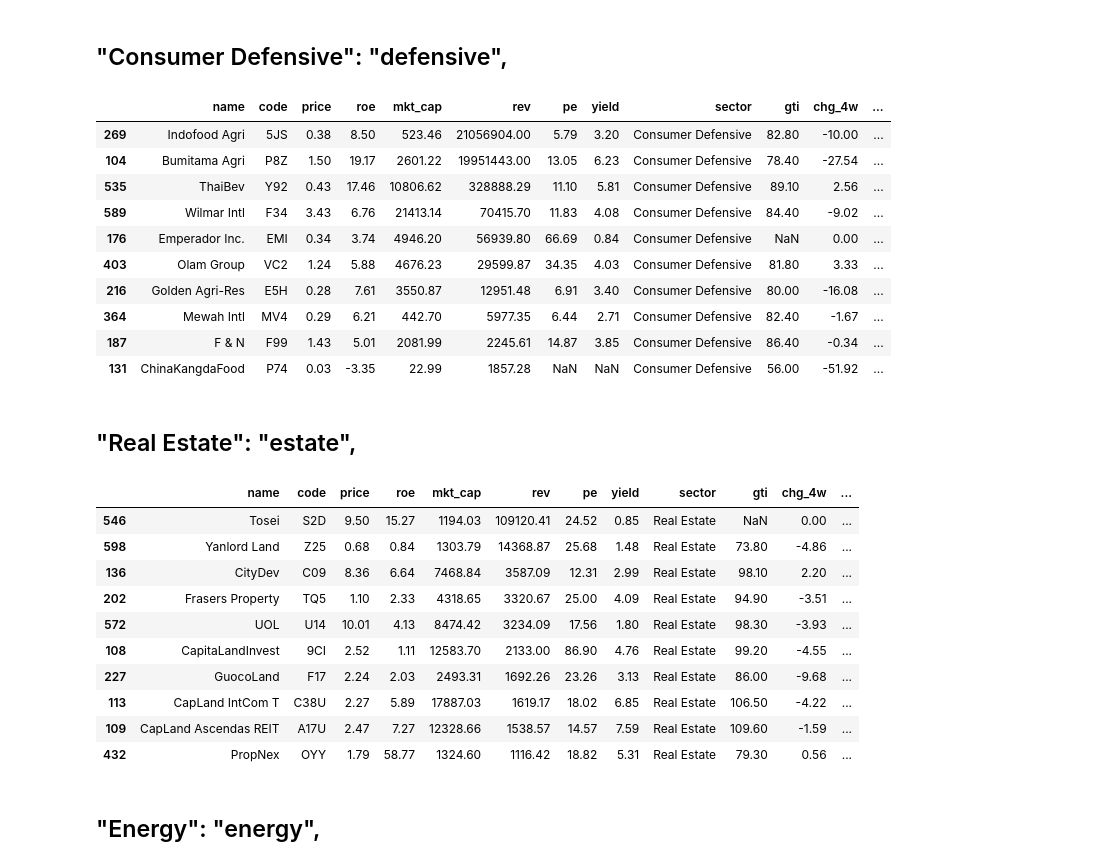
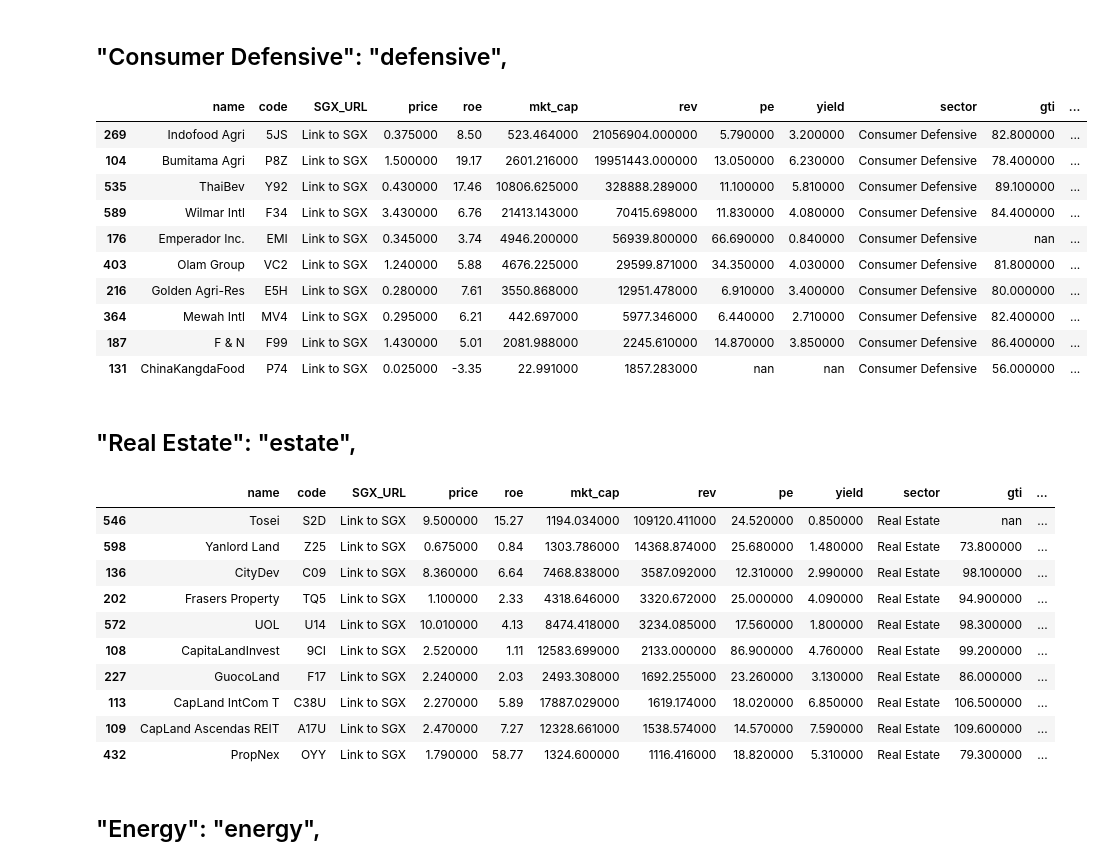
Before and after one commit to mrsmmori1234/notebooks_rep, a Jupyter notebook: notebooks/sgx_securities.ipynb, the cells around one changed output. Drawn from its saved outputs; the diff is of its cells as text; code cells hidden in the pictures.

```diff
--- a/notebooks/sgx_securities.ipynb
+++ b/notebooks/sgx_securities.ipynb
@@ -57,6 +27,11 @@ Loading: /home/mrsmmori/notebooks/Win_Downloads/Stock Screener Data 7 Jun 11-8-2
 | 2 | AsiaMedic | 505 | 0.02 | 13.34 | SGD 26.4 | SGD 35.221 | 13.14 | NaN | Healthcare | ... |
 | 3 | Fuji Offset | 508 | 0.73 | 2.33 | SGD 43.736 | SGD 3.274 | 48.34 | 0.68 | Industrials | ... |
 | 4 | DISA | 532 | 0.00 | -137.72 | SGD 14.09 | SGD 2.667 | NaN | NaN | Technology | ... |
+# %%
+def make_clickable(val):
+    if pd.notna(val):
+        return f'<a target="_blank" href="{val}">Link to SGX</a>'
+    return ""
 # %% [markdown]
 # Data Clearning
 # %%
@@ -199,6 +174,17 @@ df.head(5)
 | 2 | AsiaMedic | 505 | 0.02 | 13.34 | 26.40 | 35.22 | 13.14 | NaN | Healthcare | 66.00 | 0.00 | ... |
 | 3 | Fuji Offset | 508 | 0.73 | 2.33 | 43.74 | 3.27 | 48.34 | 0.68 | Industrials | 70.00 | 28.95 | ... |
 | 4 | DISA | 532 | 0.00 | -137.72 | 14.09 | 2.67 | NaN | NaN | Technology | 34.00 | 0.00 | ... |
+# %%
+df['SGX_URL'] = np.nan
+mask = df['code'].notna()
+df['SGX_URL'] = df['code'].apply(
+    lambda x: f'https://investors.sgx.com/market/security-details/stocks/{x}' if pd.notna(x) else None
+)
+# %%
+cols = list(df.columns)
+cols.remove('SGX_URL')
+cols.insert(2, 'SGX_URL')
+df = df[cols]
 # %%
 # 極限まで短くしたい場合のマッピング定義
 short_mapping = {
@@ -318,35 +304,35 @@ sector_dfs['materials'].sort_values(by="rev", ascending=False, na_position="last
 # %% [markdown]
 ## "Consumer Defensive": "defensive",
 # %%
-sector_dfs['defensive'].sort_values(by="rev", ascending=False, na_position="last").head(10)
+sector_dfs['defensive'].sort_values(by="rev", ascending=False, na_position="last").head(10).style.format({'SGX_URL': make_clickable})
 # %% [output]
-|  | name | code | price | roe | mkt_cap | rev | pe | yield | sector | gti | chg_4w | ... |
-| 269 | Indofood Agri | 5JS | 0.38 | 8.50 | 523.46 | 21056904.00 | 5.79 | 3.20 | Consumer Defensive | 82.80 | -10.00 | ... |
-| 104 | Bumitama Agri | P8Z | 1.50 | 19.17 | 2601.22 | 19951443.00 | 13.05 | 6.23 | Consumer Defensive | 78.40 | -27.54 | ... |
-| 535 | ThaiBev | Y92 | 0.43 | 17.46 | 10806.62 | 328888.29 | 11.10 | 5.81 | Consumer Defensive | 89.10 | 2.56 | ... |
-| 589 | Wilmar Intl | F34 | 3.43 | 6.76 | 21413.14 | 70415.70 | 11.83 | 4.08 | Consumer Defensive | 84.40 | -9.02 | ... |
-| 176 | Emperador Inc. | EMI | 0.34 | 3.74 | 4946.20 | 56939.80 | 66.69 | 0.84 | Consumer Defensive | NaN | 0.00 | ... |
-| 403 | Olam Group | VC2 | 1.24 | 5.88 | 4676.23 | 29599.87 | 34.35 | 4.03 | Consumer Defensive | 81.80 | 3.33 | ... |
-| 216 | Golden Agri-Res | E5H | 0.28 | 7.61 | 3550.87 | 12951.48 | 6.91 | 3.40 | Consumer Defensive | 80.00 | -16.08 | ... |
-| 364 | Mewah Intl | MV4 | 0.29 | 6.21 | 442.70 | 5977.35 | 6.44 | 2.71 | Consumer Defensive | 82.40 | -1.67 | ... |
-| 187 | F & N | F99 | 1.43 | 5.01 | 2081.99 | 2245.61 | 14.87 | 3.85 | Consumer Defensive | 86.40 | -0.34 | ... |
-| 131 | ChinaKangdaFood | P74 | 0.03 | -3.35 | 22.99 | 1857.28 | NaN | NaN | Consumer Defensive | 56.00 | -51.92 | ... |
+|  | name | code | SGX_URL | price | roe | mkt_cap | rev | pe | yield | sector | gti | ... |
+| 269 | Indofood Agri | 5JS | Link to SGX | 0.375000 | 8.50 | 523.464000 | 21056904.000000 | 5.790000 | 3.200000 | Consumer Defensive | 82.800000 | ... |
+| 104 | Bumitama Agri | P8Z | Link to SGX | 1.500000 | 19.17 | 2601.216000 | 19951443.000000 | 13.050000 | 6.230000 | Consumer Defensive | 78.400000 | ... |
+| 535 | ThaiBev | Y92 | Link to SGX | 0.430000 | 17.46 | 10806.625000 | 328888.289000 | 11.100000 | 5.810000 | Consumer Defensive | 89.100000 | ... |
+| 589 | Wilmar Intl | F34 | Link to SGX | 3.430000 | 6.76 | 21413.143000 | 70415.698000 | 11.830000 | 4.080000 | Consumer Defensive | 84.400000 | ... |
+| 176 | Emperador Inc. | EMI | Link to SGX | 0.345000 | 3.74 | 4946.200000 | 56939.800000 | 66.690000 | 0.840000 | Consumer Defensive | nan | ... |
+| 403 | Olam Group | VC2 | Link to SGX | 1.240000 | 5.88 | 4676.225000 | 29599.871000 | 34.350000 | 4.030000 | Consumer Defensive | 81.800000 | ... |
+| 216 | Golden Agri-Res | E5H | Link to SGX | 0.280000 | 7.61 | 3550.868000 | 12951.478000 | 6.910000 | 3.400000 | Consumer Defensive | 80.000000 | ... |
+| 364 | Mewah Intl | MV4 | Link to SGX | 0.295000 | 6.21 | 442.697000 | 5977.346000 | 6.440000 | 2.710000 | Consumer Defensive | 82.400000 | ... |
+| 187 | F & N | F99 | Link to SGX | 1.430000 | 5.01 | 2081.988000 | 2245.610000 | 14.870000 | 3.850000 | Consumer Defensive | 86.400000 | ... |
+| 131 | ChinaKangdaFood | P74 | Link to SGX | 0.025000 | -3.35 | 22.991000 | 1857.283000 | nan | nan | Consumer Defensive | 56.000000 | ... |
 # %% [markdown]
 ## "Real Estate": "estate",
 # %%
-sector_dfs['estate'].sort_values(by="rev", ascending=False, na_position="last").head(10)
+sector_dfs['estate'].sort_values(by="rev", ascending=False, na_position="last").head(10).style.format({'SGX_URL': make_clickable})
 # %% [output]
-|  | name | code | price | roe | mkt_cap | rev | pe | yield | sector | gti | chg_4w | ... |
-| 546 | Tosei | S2D | 9.50 | 15.27 | 1194.03 | 109120.41 | 24.52 | 0.85 | Real Estate | NaN | 0.00 | ... |
-| 598 | Yanlord Land | Z25 | 0.68 | 0.84 | 1303.79 | 14368.87 | 25.68 | 1.48 | Real Estate | 73.80 | -4.86 | ... |
-| 136 | CityDev | C09 | 8.36 | 6.64 | 7468.84 | 3587.09 | 12.31 | 2.99 | Real Estate | 98.10 | 2.20 | ... |
-| 202 | Frasers Property | TQ5 | 1.10 | 2.33 | 4318.65 | 3320.67 | 25.00 | 4.09 | Real Estate | 94.90 | -3.51 | ... |
-| 572 | UOL | U14 | 10.01 | 4.13 | 8474.42 | 3234.09 | 17.56 | 1.80 | Real Estate | 98.30 | -3.93 | ... |
-| 108 | CapitaLandInvest | 9CI | 2.52 | 1.11 | 12583.70 | 2133.00 | 86.90 | 4.76 | Real Estate | 99.20 | -4.55 | ... |
-| 227 | GuocoLand | F17 | 2.24 | 2.03 | 2493.31 | 1692.26 | 23.26 | 3.13 | Real Estate | 86.00 | -9.68 | ... |
-| 113 | CapLand IntCom T | C38U | 2.27 | 5.89 | 17887.03 | 1619.17 | 18.02 | 6.85 | Real Estate | 106.50 | -4.22 | ... |
-| 109 | CapLand Ascendas REIT | A17U | 2.47 | 7.27 | 12328.66 | 1538.57 | 14.57 | 7.59 | Real Estate | 109.60 | -1.59 | ... |
-| 432 | PropNex | OYY | 1.79 | 58.77 | 1324.60 | 1116.42 | 18.82 | 5.31 | Real Estate | 79.30 | 0.56 | ... |
+|  | name | code | SGX_URL | price | roe | mkt_cap | rev | pe | yield | sector | gti | ... |
+| 546 | Tosei | S2D | Link to SGX | 9.500000 | 15.27 | 1194.034000 | 109120.411000 | 24.520000 | 0.850000 | Real Estate | nan | ... |
+| 598 | Yanlord Land | Z25 | Link to SGX | 0.675000 | 0.84 | 1303.786000 | 14368.874000 | 25.680000 | 1.480000 | Real Estate | 73.800000 | ... |
+| 136 | CityDev | C09 | Link to SGX | 8.360000 | 6.64 | 7468.838000 | 3587.092000 | 12.310000 | 2.990000 | Real Estate | 98.100000 | ... |
+| 202 | Frasers Property | TQ5 | Link to SGX | 1.100000 | 2.33 | 4318.646000 | 3320.672000 | 25.000000 | 4.090000 | Real Estate | 94.900000 | ... |
+| 572 | UOL | U14 | Link to SGX | 10.010000 | 4.13 | 8474.418000 | 3234.085000 | 17.560000 | 1.800000 | Real Estate | 98.300000 | ... |
+| 108 | CapitaLandInvest | 9CI | Link to SGX | 2.520000 | 1.11 | 12583.699000 | 2133.000000 | 86.900000 | 4.760000 | Real Estate | 99.200000 | ... |
+| 227 | GuocoLand | F17 | Link to SGX | 2.240000 | 2.03 | 2493.308000 | 1692.255000 | 23.260000 | 3.130000 | Real Estate | 86.000000 | ... |
+| 113 | CapLand IntCom T | C38U | Link to SGX | 2.270000 | 5.89 | 17887.029000 | 1619.174000 | 18.020000 | 6.850000 | Real Estate | 106.500000 | ... |
+| 109 | CapLand Ascendas REIT | A17U | Link to SGX | 2.470000 | 7.27 | 12328.661000 | 1538.574000 | 14.570000 | 7.590000 | Real Estate | 109.600000 | ... |
+| 432 | PropNex | OYY | Link to SGX | 1.790000 | 58.77 | 1324.600000 | 1116.416000 | 18.820000 | 5.310000 | Real Estate | 79.300000 | ... |
 # %% [markdown]
 ## "Energy": "energy",
 # %%
```
Also changed, not shown: parts of 12 cells of this notebook, 5 other files.
